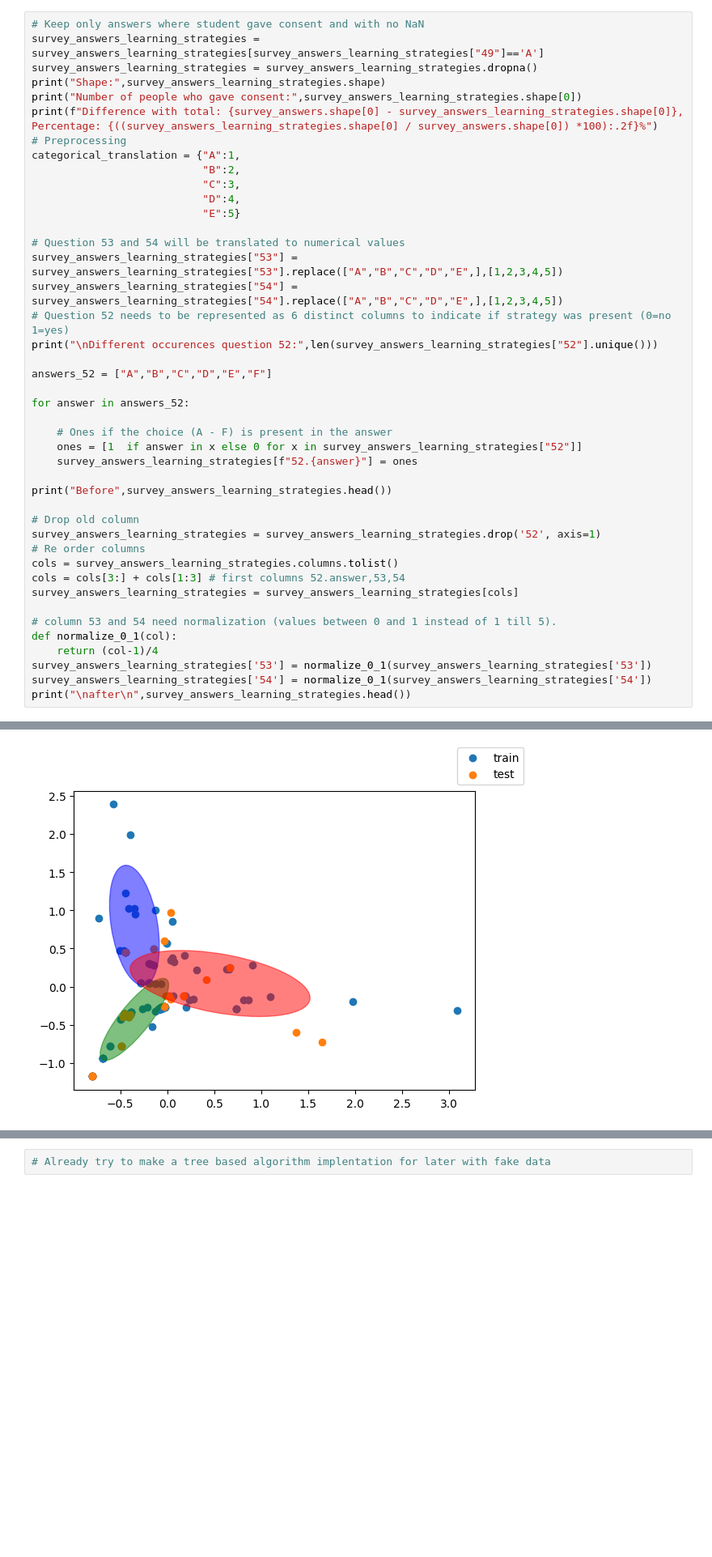
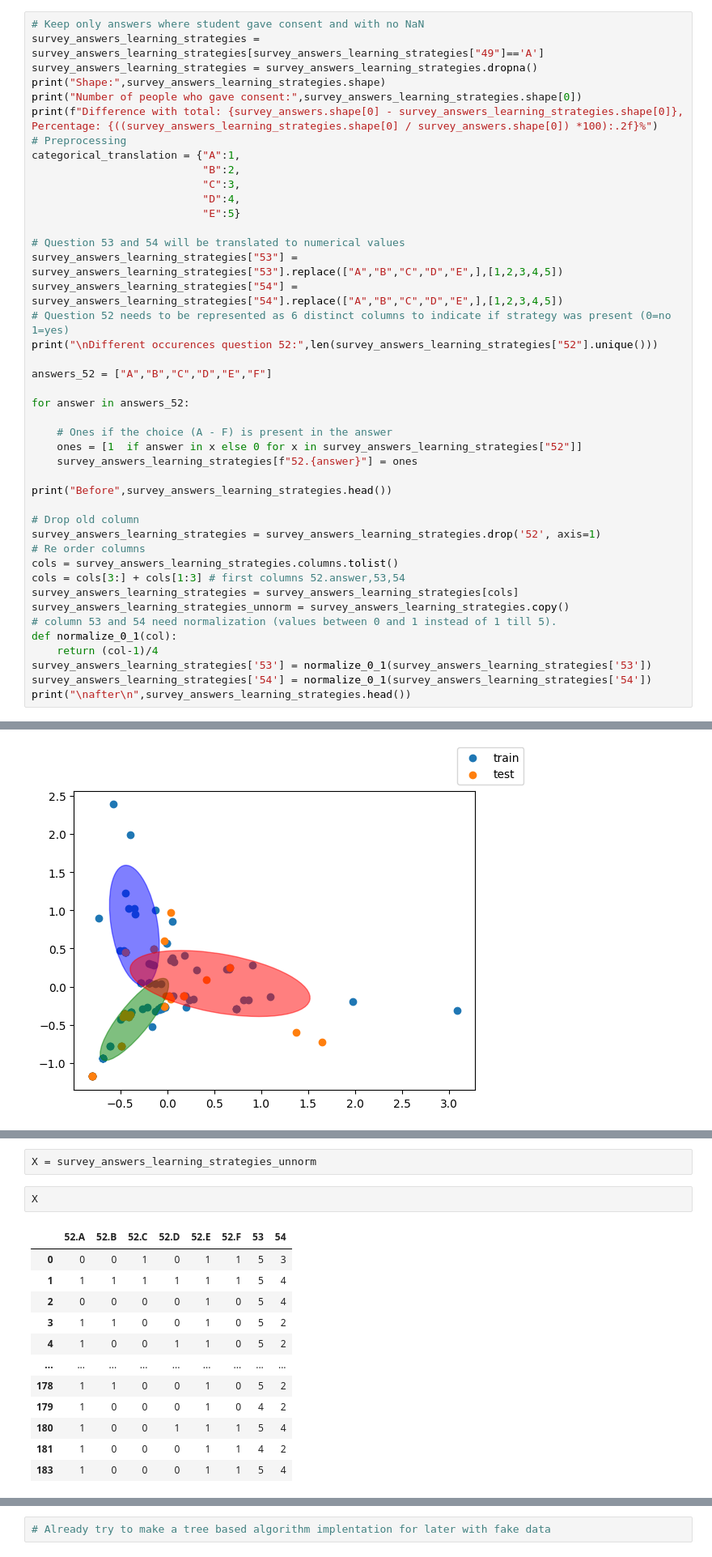
Before and after one commit to Hakan-Erol/bachelor-thesis, a Jupyter notebook: Thesis_code.ipynb, the cells around one changed output, grey strips where cells are left out. Shown at 81% size. Drawn from its saved outputs; the diff is of its cells as text; blank space fills up the shorter version.

```diff
--- a/Thesis_code.ipynb
+++ b/Thesis_code.ipynb
@@ -126,7 +127,7 @@ survey_answers_learning_strategies = survey_answers_learning_strategies.drop('52
 cols = survey_answers_learning_strategies.columns.tolist()
 cols = cols[3:] + cols[1:3] # first columns 52.answer,53,54
 survey_answers_learning_strategies = survey_answers_learning_strategies[cols]
-
+survey_answers_learning_strategies_unnorm = survey_answers_learning_strategies.copy()
 # column 53 and 54 need normalization (values between 0 and 1 instead of 1 till 5).
 def normalize_0_1(col):
     return (col-1)/4
@@ -346,0 +364,17 @@ fig.show()
+# %%
+X = survey_answers_learning_strategies_unnorm
+# %%
+X
+# %% [output]
+|  | 52.A | 52.B | 52.C | 52.D | 52.E | 52.F | 53 | 54 |
+| 0 | 0 | 0 | 1 | 0 | 1 | 1 | 5 | 3 |
+| 1 | 1 | 1 | 1 | 1 | 1 | 1 | 5 | 4 |
+| 2 | 0 | 0 | 0 | 0 | 1 | 0 | 5 | 4 |
+| 3 | 1 | 1 | 0 | 0 | 1 | 0 | 5 | 2 |
+| 4 | 1 | 0 | 0 | 1 | 1 | 0 | 5 | 2 |
+| ... | ... | ... | ... | ... | ... | ... | ... | ... |
+| 178 | 1 | 1 | 0 | 0 | 1 | 0 | 5 | 2 |
+| 179 | 1 | 0 | 0 | 0 | 1 | 0 | 4 | 2 |
+| 180 | 1 | 0 | 0 | 1 | 1 | 1 | 5 | 4 |
+| 181 | 1 | 0 | 0 | 0 | 1 | 1 | 4 | 2 |
+| 183 | 1 | 0 | 0 | 0 | 1 | 1 | 5 | 4 |
```
Also changed, not shown: parts of 4 cells of this notebook.
